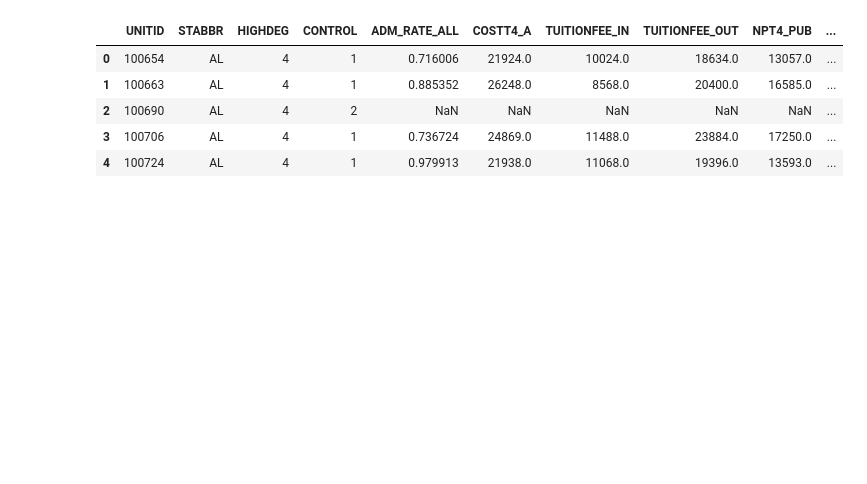
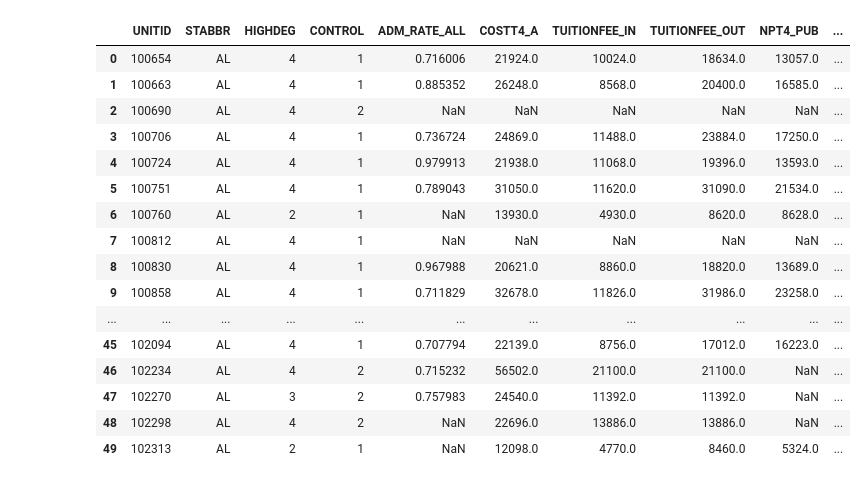
Before and after one commit to jepowers65/project4_group3, a Jupyter notebook: project-4.ipynb, the cells around one changed output. Cells and saved outputs as stored; diff of their text form; code cells hidden in the pictures; blank space fills up the shorter version.

```diff
--- a/project-4.ipynb
+++ b/project-4.ipynb
@@ -19,22 +19,35 @@ data_df.head(3)
 # %%
 #select columns to keeps
 desired_columns = ['UNITID', 'STABBR', 'HIGHDEG','CONTROL', 'ADM_RATE_ALL', 'COSTT4_A', 'TUITIONFEE_IN', 'TUITIONFEE_OUT','NPT4_PUB','MD_EARN_WNE_P10','COMPL_RPY_3YR_RT'
                 ]
 only_cols = data_df.loc[:, desired_columns]
 
-only_cols.head()
+
+#data_df[desired_columns] = data_df[desired_columns].replace('PrivacySuppressed', 'NaN')
+only_cols.head(50)
 
 # #replace Nan with none
 # only_cols['COUNTYTYPE'] = only_cols['COUNTYTYPE'].replace({pd.NA: 'none', 'NaN': 'none'})
 
 # #drop all non-county rows
 # countytype_df = only_cols[only_cols['COUNTYTYPE'].str.contains('County')]
 # countytype_df.reset_index(drop=True, inplace=True)
 # countytype_df.head()
 # %% [output]
 |  | UNITID | STABBR | HIGHDEG | CONTROL | ADM_RATE_ALL | COSTT4_A | TUITIONFEE_IN | TUITIONFEE_OUT | NPT4_PUB | ... |
 | 0 | 100654 | AL | 4 | 1 | 0.716006 | 21924.0 | 10024.0 | 18634.0 | 13057.0 | ... |
 | 1 | 100663 | AL | 4 | 1 | 0.885352 | 26248.0 | 8568.0 | 20400.0 | 16585.0 | ... |
 | 2 | 100690 | AL | 4 | 2 | NaN | NaN | NaN | NaN | NaN | ... |
 | 3 | 100706 | AL | 4 | 1 | 0.736724 | 24869.0 | 11488.0 | 23884.0 | 17250.0 | ... |
 | 4 | 100724 | AL | 4 | 1 | 0.979913 | 21938.0 | 11068.0 | 19396.0 | 13593.0 | ... |
+| 5 | 100751 | AL | 4 | 1 | 0.789043 | 31050.0 | 11620.0 | 31090.0 | 21534.0 | ... |
+| 6 | 100760 | AL | 2 | 1 | NaN | 13930.0 | 4930.0 | 8620.0 | 8628.0 | ... |
+| 7 | 100812 | AL | 4 | 1 | NaN | NaN | NaN | NaN | NaN | ... |
+| 8 | 100830 | AL | 4 | 1 | 0.967988 | 20621.0 | 8860.0 | 18820.0 | 13689.0 | ... |
+| 9 | 100858 | AL | 4 | 1 | 0.711829 | 32678.0 | 11826.0 | 31986.0 | 23258.0 | ... |
+| ... | ... | ... | ... | ... | ... | ... | ... | ... | ... | ... |
+| 45 | 102094 | AL | 4 | 1 | 0.707794 | 22139.0 | 8756.0 | 17012.0 | 16223.0 | ... |
+| 46 | 102234 | AL | 4 | 2 | 0.715232 | 56502.0 | 21100.0 | 21100.0 | NaN | ... |
+| 47 | 102270 | AL | 3 | 2 | 0.757983 | 24540.0 | 11392.0 | 11392.0 | NaN | ... |
+| 48 | 102298 | AL | 4 | 2 | NaN | 22696.0 | 13886.0 | 13886.0 | NaN | ... |
+| 49 | 102313 | AL | 2 | 1 | NaN | 12098.0 | 4770.0 | 8460.0 | 5324.0 | ... |
```
Also changed, not shown: parts of 6 cells of this notebook, 4 other files.
